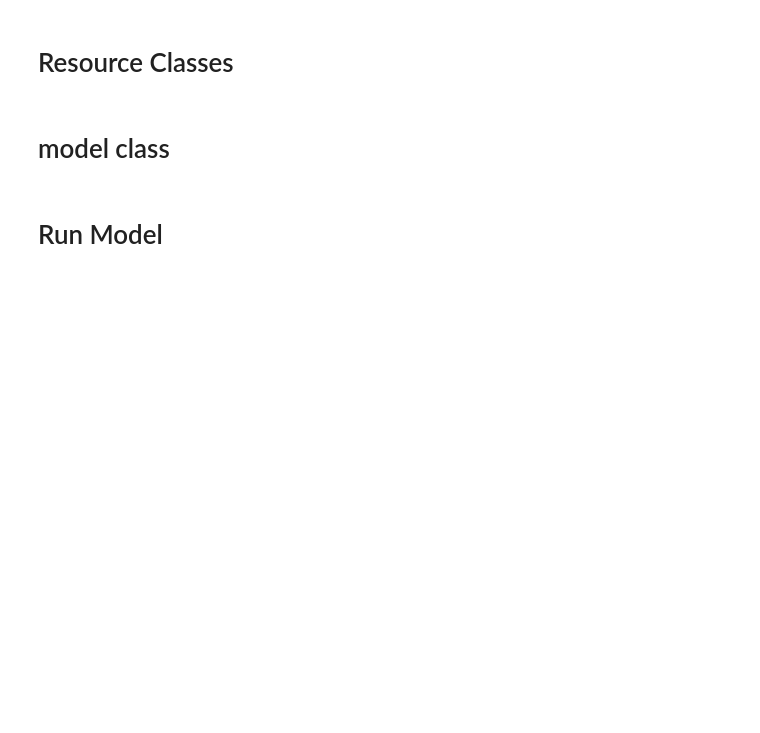
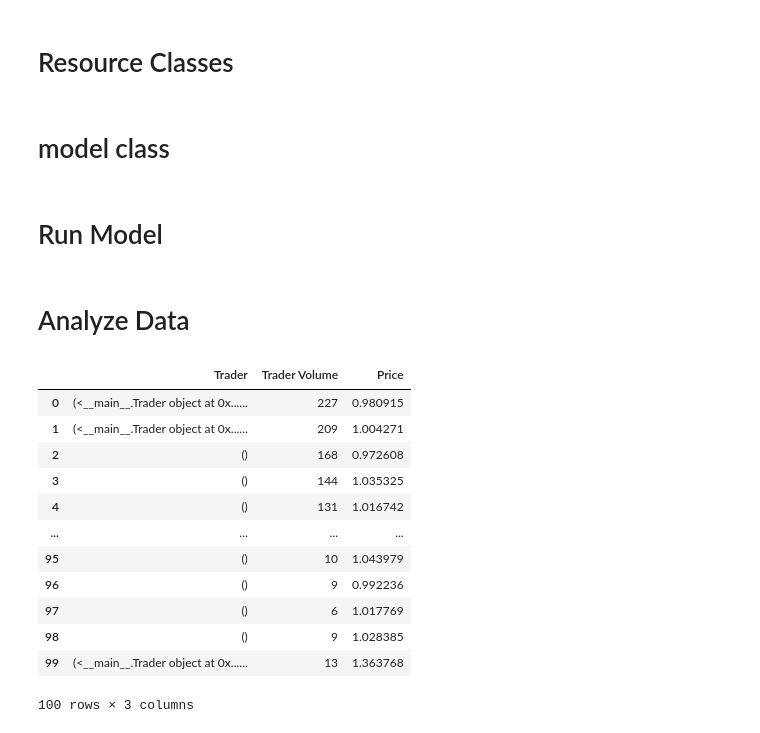
Before and after one commit to realjustfree/Mesa-ABM-Tutorial, a Jupyter notebook: my_code_sugarscape.ipynb, the cells around one changed output. Saved outputs shown, nothing was run; the diff lists cells and outputs as text; code cells hidden in the pictures; blank space fills up the shorter version.

```diff
--- a/my_code_sugarscape.ipynb
+++ b/my_code_sugarscape.ipynb
@@ -472,0 +495,19 @@ model.run_model(5)
+# %% [markdown]
+# Analyze Data
+# %%
+result = model.datacollector.get_model_vars_dataframe()
+result
+# %% [output]
+|  | Trader | Trader Volume | Price |
+| 0 | (<__main__.Trader object at 0x...... | 227 | 0.980915 |
+| 1 | (<__main__.Trader object at 0x...... | 209 | 1.004271 |
+| 2 | () | 168 | 0.972608 |
+| 3 | () | 144 | 1.035325 |
+| 4 | () | 131 | 1.016742 |
+| ... | ... | ... | ... |
+| 95 | () | 10 | 1.043979 |
+| 96 | () | 9 | 0.992236 |
+| 97 | () | 6 | 1.017769 |
+| 98 | () | 9 | 1.028385 |
+| 99 | (<__main__.Trader object at 0x...... | 13 | 1.363768 |
+100 rows × 3 columns
```
Also changed, not shown: parts of 8 cells of this notebook.
